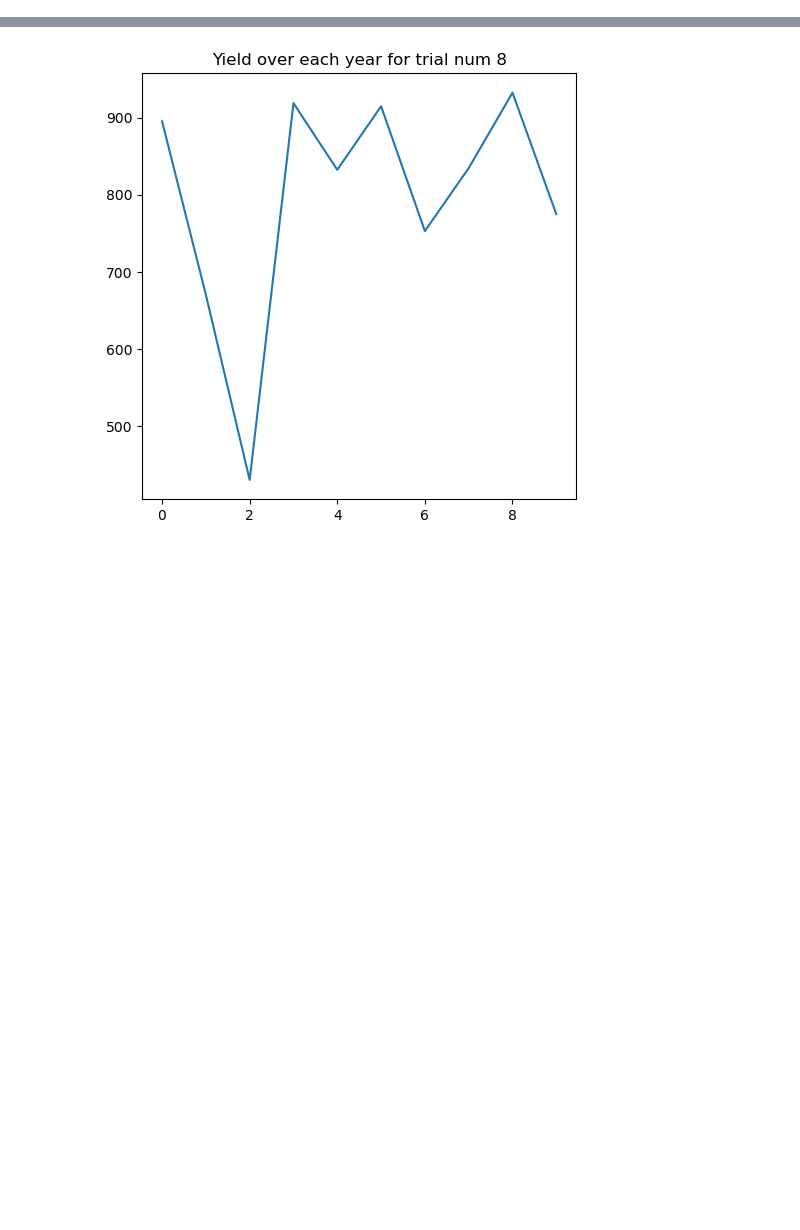
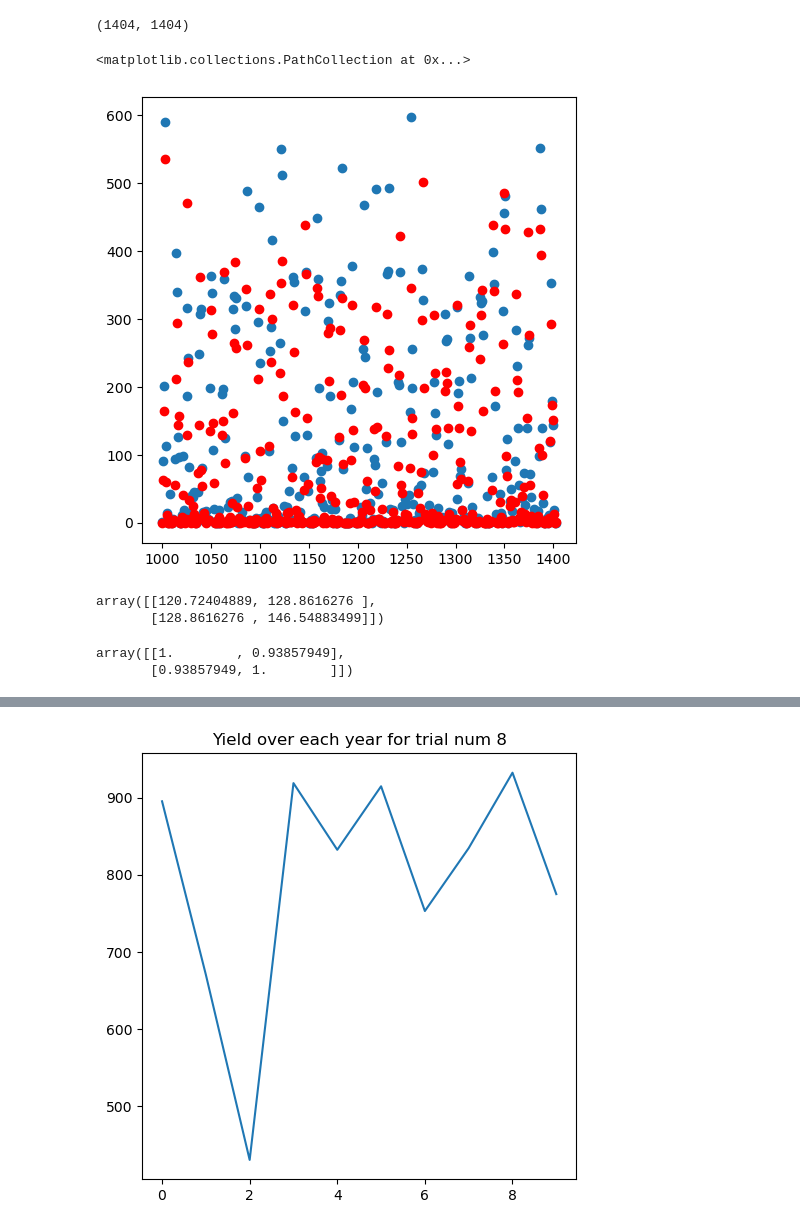
Before and after one commit to ken-neth-wang/crop-insurance, a Jupyter notebook: notebooks/insurance_simulator.ipynb, the cells around one changed output, grey strips where cells are left out. Drawn from its saved outputs; the diff is of its cells as text; code cells hidden in the pictures; blank space fills up the shorter version.

Commit message:
moved back to one notebook, fixed issues and got no policy simulation working with appriopriate summary plots

```diff
--- a/notebooks/simulator.ipynb
+++ b/notebooks/insurance_simulator.ipynb
@@ -29,0 +7,13 @@ executing.executing.NotOneValueFound: Expected one value, found 0
+# %%
+#data is in mm of rainfall
+#goal is to create a montecarlo simulator of monthly rain in a chosen region
+#(let's choose Madhya Pradesh because supposedly it accounts for most of soybean production at 58% of total india)
+
+url_1 = '../data/district_wise_rainfall_normal.csv'  # https://data.gov.in/catalog/rainfall-i
+district_wise_dataset = pd.read_csv(url_1)
+url_2 = '../data/Sub_Division_IMD_2017'
+subdiv_df = pd.read_csv(url_2)
+district_name_mp = district_wise_dataset["STATE_UT_NAME"].unique()
+district_name_mp.sort()
+mp_string = district_name_mp[19]
+district_wise_dataset.set_index(["STATE_UT_NAME", "DISTRICT"],inplace=True)
@@ -29,0 +57,10 @@ executing.executing.NotOneValueFound: Expected one value, found 0
+# %%
+subdiv_df.set_index(['SUBDIVISION','YEAR'], inplace=True)
+west_mp = subdiv_df.loc['West Madhya Pradesh']
+east_mp = subdiv_df.loc['East Madhya Pradesh']
+#cleaning nans
+west_mp.isnull().values.any()
+west_mp_annual = west_mp['ANNUAL']
+east_mp_annual = east_mp['ANNUAL']
+columns_to_drop = west_mp.columns[12:]
+east_mp_annual.mean()
@@ -29,0 +69,5 @@ executing.executing.NotOneValueFound: Expected one value, found 0
+# %%
+#ok prune extra columns
+west_mp.drop(columns=columns_to_drop, inplace=True)
+east_mp.drop(columns=columns_to_drop, inplace=True)
+east_mp
@@ -29,0 +97,6 @@ executing.executing.NotOneValueFound: Expected one value, found 0
+# %%
+west_mp = west_mp.fillna(0)
+west_mp.isnull().values.any()
+east_mp = east_mp.fillna(0)
+east_mp.isnull().values.any()
+east_mp
@@ -29,0 +118,26 @@ executing.executing.NotOneValueFound: Expected one value, found 0
+# %%
+east_mp.to_numpy().reshape(-1,1)
+12 * len(east_mp) * 0.1
+12 * len(east_mp) - (12 * len(east_mp) * 0.1)
+west_mp.to_numpy().reshape(1,-1)[0]
+len(east_mp.to_numpy().reshape(1,-1)[0]), len(west_mp.to_numpy().reshape(1,-1)[0])
+# %% [output]
+(1404, 1404)
+# %%
+x_axis = np.linspace(0,1403,len(west_mp.to_numpy().reshape(1,-1)[0]))
+plt.scatter(x_axis[1000:1404], east_mp.to_numpy().reshape(1,-1)[0][1000:1404])
+plt.scatter(x_axis[1000:1404], west_mp.to_numpy().reshape(1,-1)[0][1000:1404], color='red')
+# %% [output]
+<matplotlib.collections.PathCollection at 0x...>
+[figure, added]
+# %%
+covariances = np.cov(west_mp.to_numpy().reshape(1,-1)[0][:], east_mp.to_numpy().reshape(1,-1)[0][:], rowvar = 0)
+np.sqrt(covariances)
+# %% [output]
+array([[120.72404889, 128.8616276 ],
+       [128.8616276 , 146.54883499]])
+# %%
+np.corrcoef(west_mp.to_numpy().reshape(1,-1)[0][:], east_mp.to_numpy().reshape(1,-1)[0][:])
+# %% [output]
+array([[1.        , 0.93857949],
+       [0.93857949, 1.        ]])
```
Also changed, not shown: parts of 49 cells of this notebook, 2 other files.
